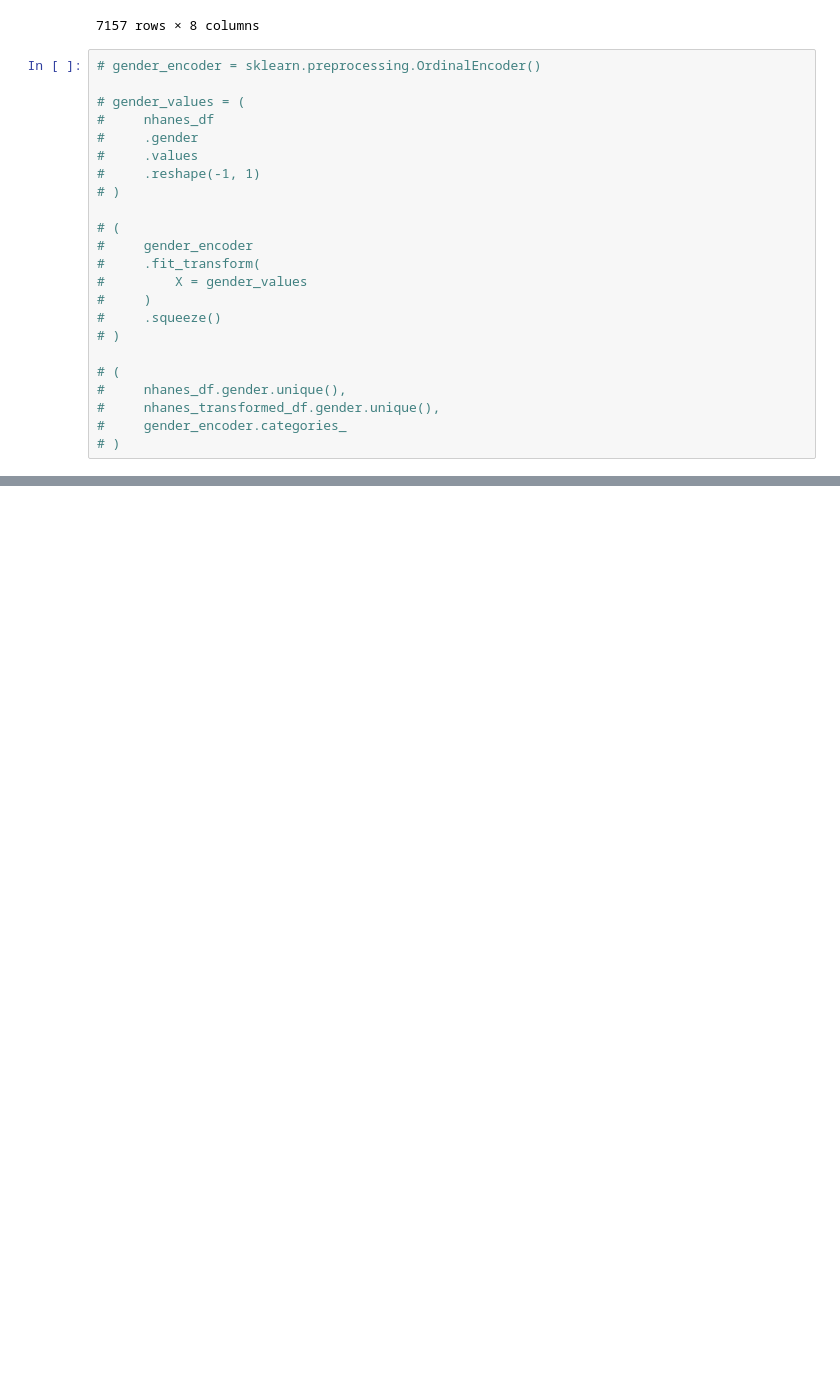
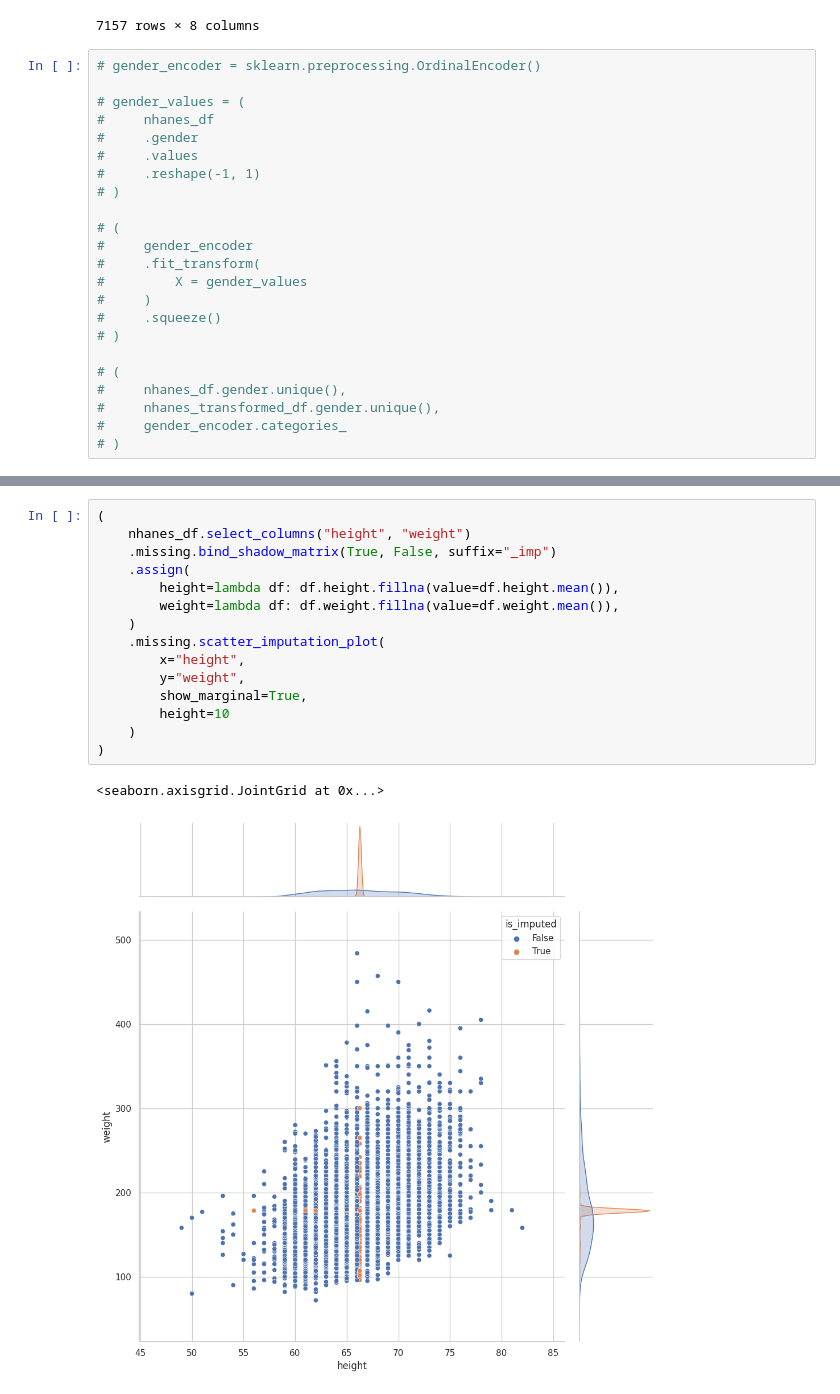
Before and after one commit to ArnolPlazas/manejo_datos_faltantes_imputacion, a Jupyter notebook: missing_values_imputation.ipynb, the cells around one changed output, grey strips where cells are left out. Drawn from its saved outputs; the diff is of its cells as text; blank space fills up the shorter version.

```diff
--- a/missing_values_imputation.ipynb
+++ b/missing_values_imputation.ipynb
@@ -406,0 +531,18 @@ nhanes_transformed_df
+# %%
+(
+    nhanes_df.select_columns("height", "weight")
+    .missing.bind_shadow_matrix(True, False, suffix="_imp")
+    .assign(
+        height=lambda df: df.height.fillna(value=df.height.mean()),
+        weight=lambda df: df.weight.fillna(value=df.weight.mean()),
+    )
+    .missing.scatter_imputation_plot(
+        x="height",
+        y="weight",
+        show_marginal=True,
+        height=10
+    )
+)
+# %% [output]
+<seaborn.axisgrid.JointGrid at 0x...>
+[figure, added]
```
Also changed, not shown: parts of 15 cells of this notebook, 1 other file.
